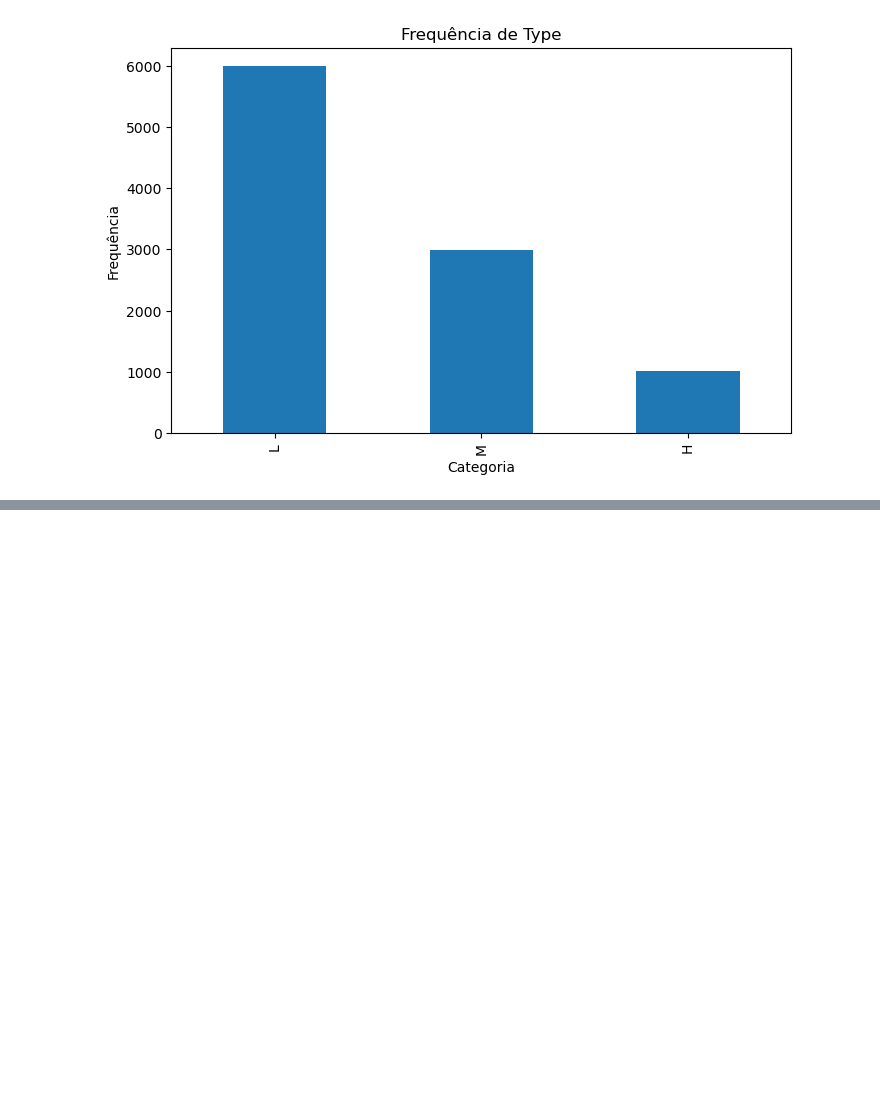
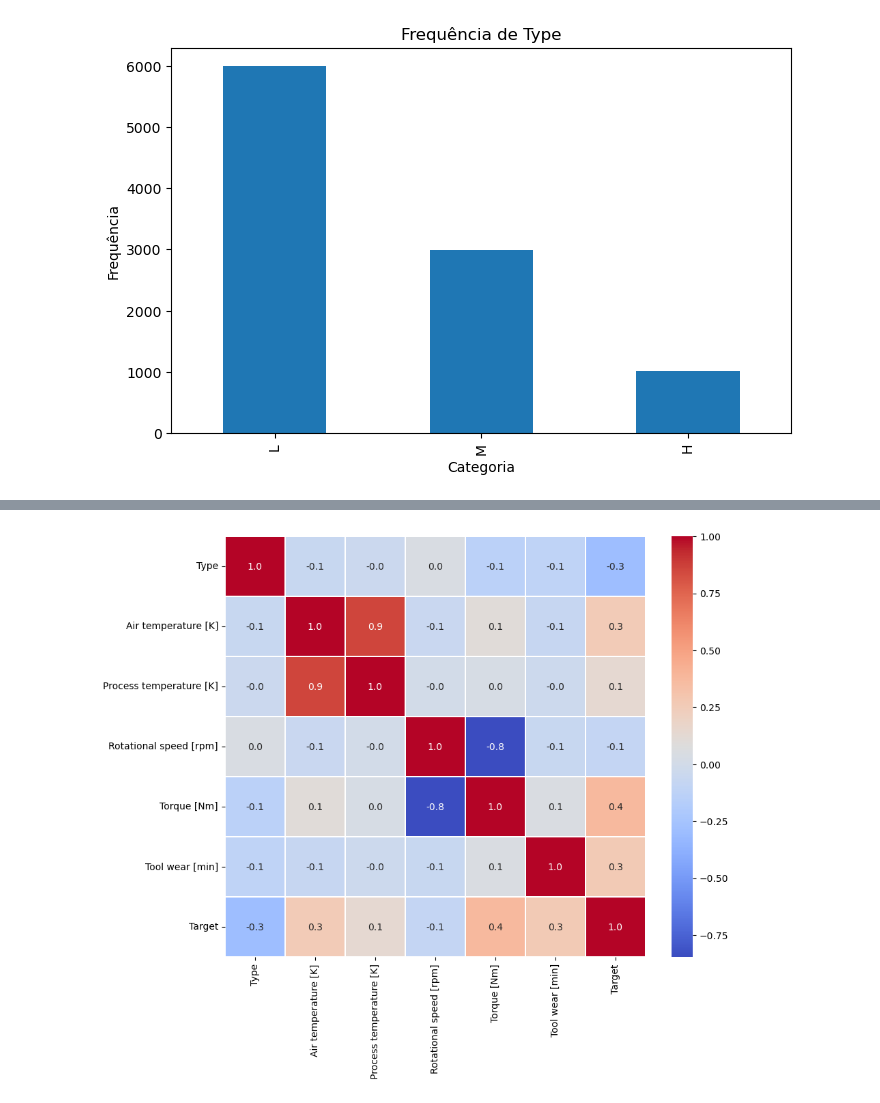
Before and after one commit to LucasPrataLima/TCC-Machine-Predictive-Maintenance-Classification, a Jupyter notebook: Model.ipynb, the cells around one changed output, grey strips where cells are left out. Saved outputs shown, nothing was run; the diff lists cells and outputs as text; code cells hidden in the pictures; blank space fills up the shorter version.

```diff
--- a/Model.ipynb
+++ b/Model.ipynb
@@ -121,0 +160,7 @@ scatter_matrix(defeitos, figsize = (12,8))
+# %%
+corr_matrix = Train_set_sm.corr(numeric_only = True)
+plt.figure(figsize=(10, 8))
+sns.heatmap(corr_matrix, linewidth=.1, fmt='.1f', cmap='coolwarm', square=True, cbar=True, annot=True)
+plt.show()
+# %% [output]
+[figure, added]
```
Also changed, not shown: parts of 9 cells of this notebook.
